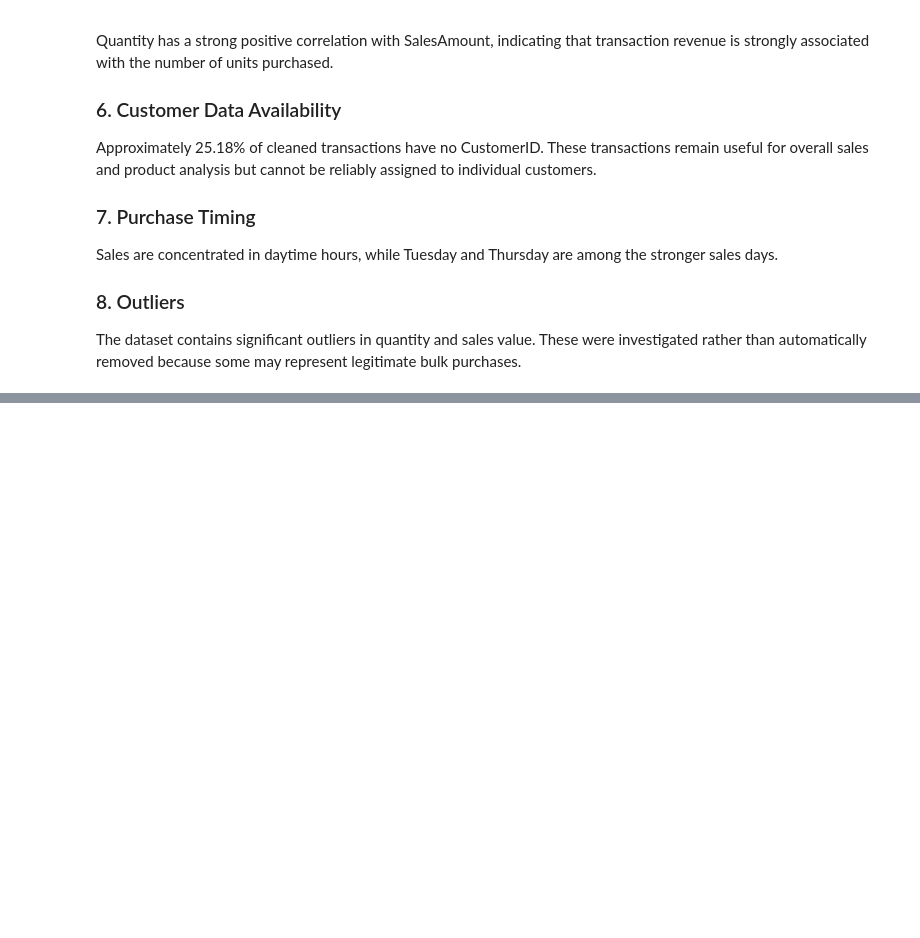
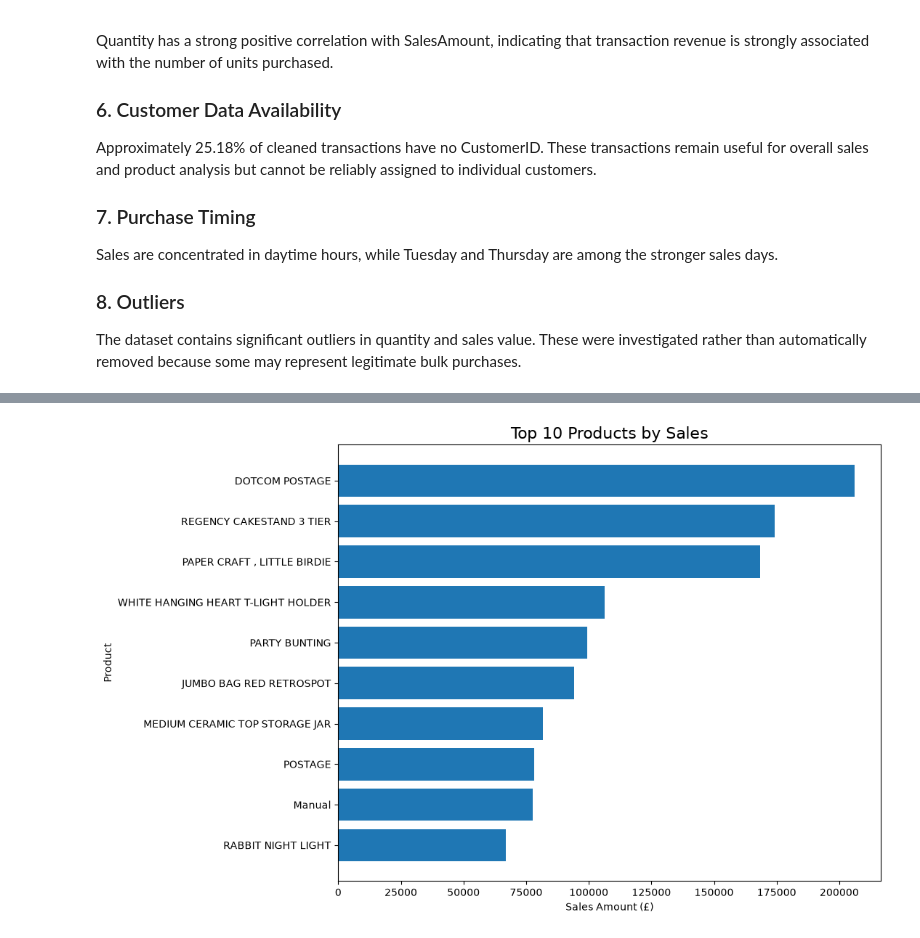
Before and after one commit to Omkar-Pujari/online-retail-sales-analytics, a Jupyter notebook: Notebook/Online_Retail_EDA.ipynb, the cells around one changed output, grey strips where cells are left out. Cells and saved outputs as stored; diff of their text form; code cells hidden in the pictures; blank space fills up the shorter version.

```diff
--- a/Notebook/Online_Retail_EDA.ipynb
+++ b/Notebook/Online_Retail_EDA.ipynb
@@ -987,0 +1059,31 @@ bulk purchases.
+# %%
+product_sales = (
+    df.groupby('Description')['SalesAmount']
+    .sum()
+    .sort_values(ascending=False)
+)
+
+top_products = product_sales.head(10).sort_values()
+
+plt.figure(figsize=(11, 7))
+
+plt.barh(
+    top_products.index,
+    top_products.values
+)
+
+plt.title('Top 10 Products by Sales', fontsize=16)
+plt.xlabel('Sales Amount (£)')
+plt.ylabel('Product')
+
+plt.tight_layout()
+
+plt.savefig(
+    "../visualizations/03_top_10_products_sales.png",
+    dpi=300,
+    bbox_inches='tight'
+)
+
+plt.show()
+# %% [output]
+[figure, added]
```
Also changed, not shown: parts of 7 cells of this notebook, 7 other files.
